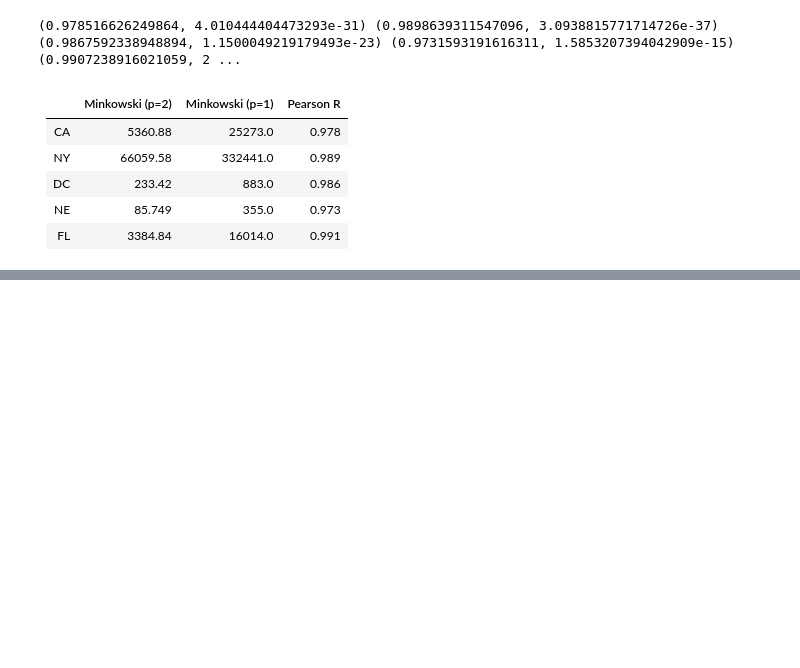
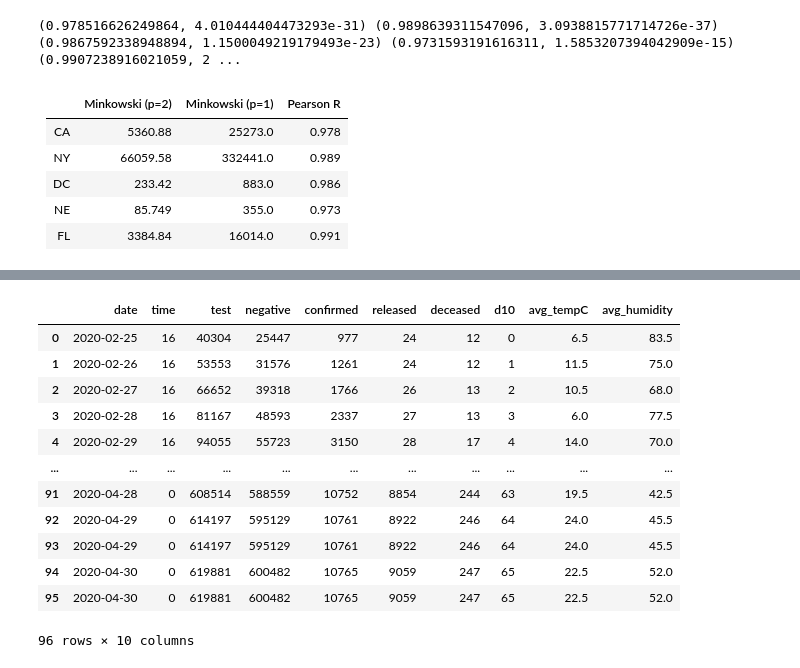
Before and after one commit to RileyWClarke/MLTSA_COVID19, a Jupyter notebook: covid19_dist.ipynb, the cells around one changed output, grey strips where cells are left out. Saved outputs shown, nothing was run; the diff lists cells and outputs as text; code cells hidden in the pictures; blank space fills up the shorter version.

```diff
--- a/covid19_dist.ipynb
+++ b/covid19_dist.ipynb
@@ -45,3 +43,12 @@ skorea = pd.read_csv('skcv19_data/Time.csv')
+# %%
+us_state = pd.read_csv('usa_1/us_states_covid19_daily.csv')
+skorea = pd.read_csv('skcv19_data/Time.csv')
+w_ca = pd.read_csv('weather_c19/avg_temp_humid_ca.csv')
+w_ny = pd.read_csv('weather_c19/avg_temp_humid_ny.csv')
+w_dc = pd.read_csv('weather_c19/avg_temp_humid_dc.csv')
+w_ne = pd.read_csv('weather_c19/avg_temp_humid_ne.csv')
+w_fl = pd.read_csv('weather_c19/avg_temp_humid_fl.csv')
+w_sk = pd.read_csv('weather_c19/avg_temp_humid_sk.csv')
 # %%
 us_state.head()
 # %% [output]
@@ -246,0 +276,17 @@ plt.show()
+# %%
+skorea_w = skorea_d10.merge(w_sk.loc[w_sk['date'] >= '2020-02-25'])
+skorea_w
+# %% [output]
+|  | date | time | test | negative | confirmed | released | deceased | d10 | avg_tempC | avg_humidity |
+| 0 | 2020-02-25 | 16 | 40304 | 25447 | 977 | 24 | 12 | 0 | 6.5 | 83.5 |
+| 1 | 2020-02-26 | 16 | 53553 | 31576 | 1261 | 24 | 12 | 1 | 11.5 | 75.0 |
+| 2 | 2020-02-27 | 16 | 66652 | 39318 | 1766 | 26 | 13 | 2 | 10.5 | 68.0 |
+| 3 | 2020-02-28 | 16 | 81167 | 48593 | 2337 | 27 | 13 | 3 | 6.0 | 77.5 |
+| 4 | 2020-02-29 | 16 | 94055 | 55723 | 3150 | 28 | 17 | 4 | 14.0 | 70.0 |
+| ... | ... | ... | ... | ... | ... | ... | ... | ... | ... | ... |
+| 91 | 2020-04-28 | 0 | 608514 | 588559 | 10752 | 8854 | 244 | 63 | 19.5 | 42.5 |
+| 92 | 2020-04-29 | 0 | 614197 | 595129 | 10761 | 8922 | 246 | 64 | 24.0 | 45.5 |
+| 93 | 2020-04-29 | 0 | 614197 | 595129 | 10761 | 8922 | 246 | 64 | 24.0 | 45.5 |
+| 94 | 2020-04-30 | 0 | 619881 | 600482 | 10765 | 9059 | 247 | 65 | 22.5 | 52.0 |
+| 95 | 2020-04-30 | 0 | 619881 | 600482 | 10765 | 9059 | 247 | 65 | 22.5 | 52.0 |
+96 rows × 10 columns
```
Also changed, not shown: parts of 9 cells of this notebook.
